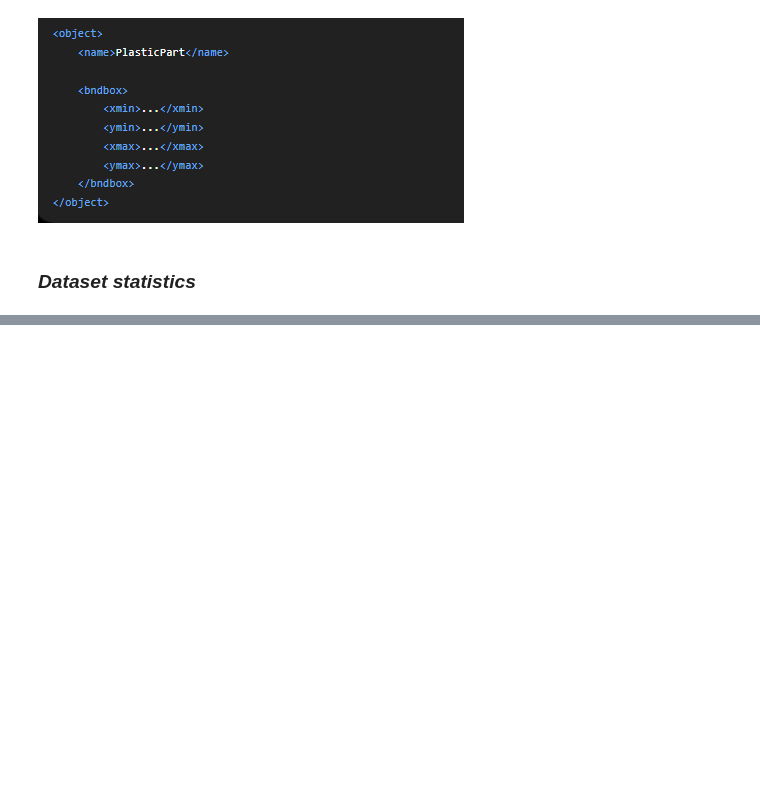
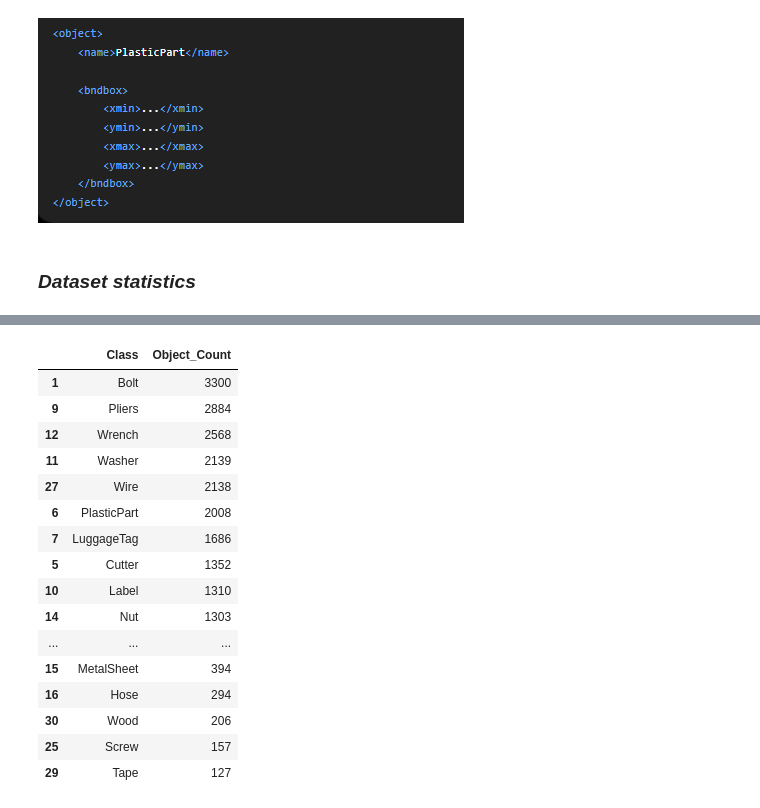
Before and after one commit to SASakhare/Foreign-Object-Detection-FOD-, a Jupyter notebook: notebook/1_phase.ipynb, the cells around one changed output, grey strips where cells are left out. Drawn from its saved outputs; the diff is of its cells as text; code cells hidden in the pictures; blank space fills up the shorter version.

Commit message:
dataset statistics implement

```diff
--- a/notebook/1_phase.ipynb
+++ b/notebook/1_phase.ipynb
@@ -97,3 +97,10 @@ This contains additional information about the images.
 ![image.png](attachment:image.png)
 # %% [markdown]
 ### ***Dataset statistics***
+# %%
+import sys
+from pathlib import Path
+
+PROJECT_ROOT = Path.cwd().parent
+
+sys.path.append(str(PROJECT_ROOT))
@@ -99,0 +116,6 @@ This contains additional information about the images.
+# %%
+DATASET_ROOT = PROJECT_ROOT /"FODPascalVOCFormat-V.2.1"/"FODPascalVOCFormat-V.2.1"/ "VOC2007"
+
+IMAGE_DIR, ANNOTATION_DIR, MAIN_DIR = get_dataset_paths(
+    DATASET_ROOT
+)
@@ -99,0 +171,6 @@ This contains additional information about the images.
+# %%
+class_distribution = get_class_distribution(
+    ANNOTATION_DIR
+)
+
+class_distribution
@@ -99,0 +195,30 @@ This contains additional information about the images.
+# %%
+import pandas as pd
+
+class_df = pd.DataFrame(
+    class_distribution.items(),
+    columns=["Class", "Object_Count"]
+).sort_values(
+    "Object_Count",
+    ascending=False
+)
+
+class_df
+# %% [output]
+|  | Class | Object_Count |
+| 1 | Bolt | 3300 |
+| 9 | Pliers | 2884 |
+| 12 | Wrench | 2568 |
+| 11 | Washer | 2139 |
+| 27 | Wire | 2138 |
+| 6 | PlasticPart | 2008 |
+| 7 | LuggageTag | 1686 |
+| 5 | Cutter | 1352 |
+| 10 | Label | 1310 |
+| 14 | Nut | 1303 |
+| ... | ... | ... |
+| 15 | MetalSheet | 394 |
+| 16 | Hose | 294 |
+| 30 | Wood | 206 |
+| 25 | Screw | 157 |
+| 29 | Tape | 127 |
```
Also changed, not shown: parts of 11 cells of this notebook, 3 other files.
